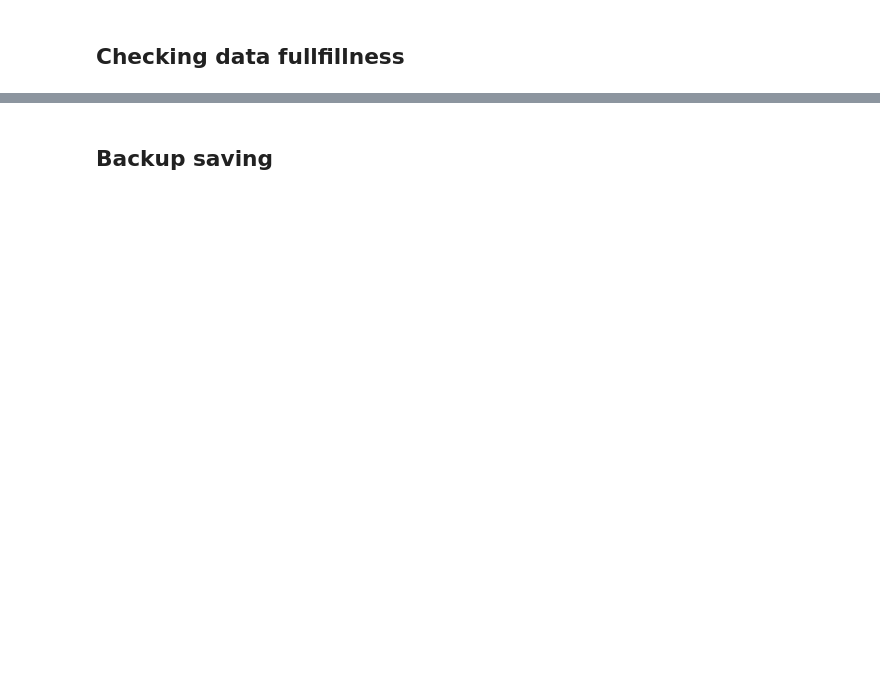
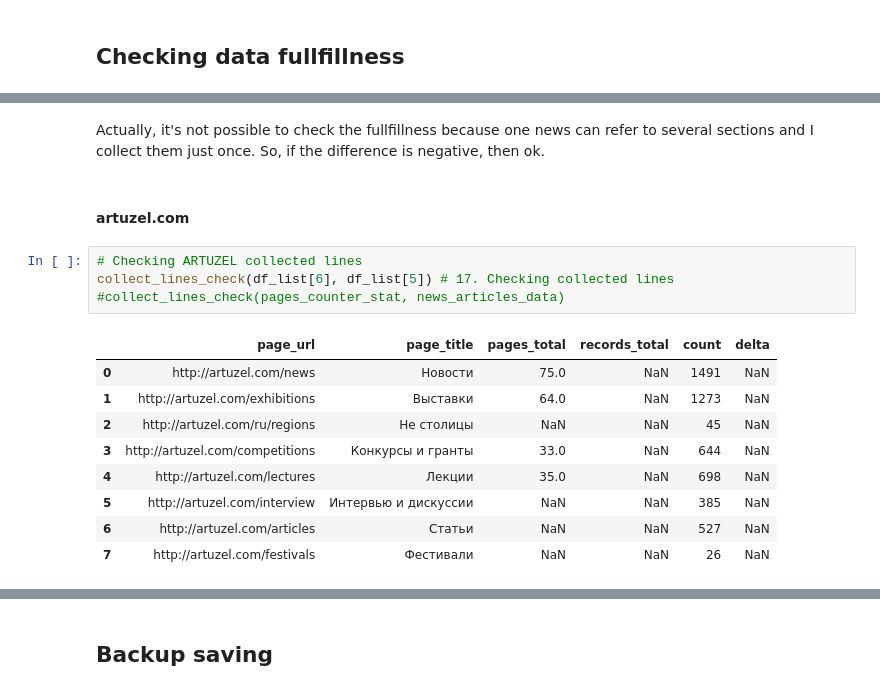
Before and after one commit to Bella151305/ArtProject, a Jupyter notebook: Parsing.ipynb, the cells around one changed output, grey strips where cells are left out. Drawn from its saved outputs; the diff is of its cells as text; blank space fills up the shorter version.

```diff
--- a/Parsing.ipynb
+++ b/Parsing.ipynb
@@ -912,0 +1502,18 @@ Records delta has not found
+# %% [markdown]
+Actually, it's not possible to check the fullfillness because one news can refer to several sections and I collect them just once. So, if the difference is negative, then ok.
+# %% [markdown]
+#### artuzel.com
+# %%
+# Checking ARTUZEL collected lines
+collect_lines_check(df_list[6], df_list[5]) # 17. Checking collected lines
+#collect_lines_check(pages_counter_stat, news_articles_data)
+# %% [output]
+|  | page_url | page_title | pages_total | records_total | count | delta |
+| 0 | http://artuzel.com/news | Новости | 75.0 | NaN | 1491 | NaN |
+| 1 | http://artuzel.com/exhibitions | Выставки | 64.0 | NaN | 1273 | NaN |
+| 2 | http://artuzel.com/ru/regions | Не столицы | NaN | NaN | 45 | NaN |
+| 3 | http://artuzel.com/competitions | Конкурсы и гранты | 33.0 | NaN | 644 | NaN |
+| 4 | http://artuzel.com/lectures | Лекции | 35.0 | NaN | 698 | NaN |
+| 5 | http://artuzel.com/interview | Интервью и дискуссии | NaN | NaN | 385 | NaN |
+| 6 | http://artuzel.com/articles | Статьи | NaN | NaN | 527 | NaN |
+| 7 | http://artuzel.com/festivals | Фестивали | NaN | NaN | 26 | NaN |
```
Also changed, not shown: parts of 93 cells of this notebook.
